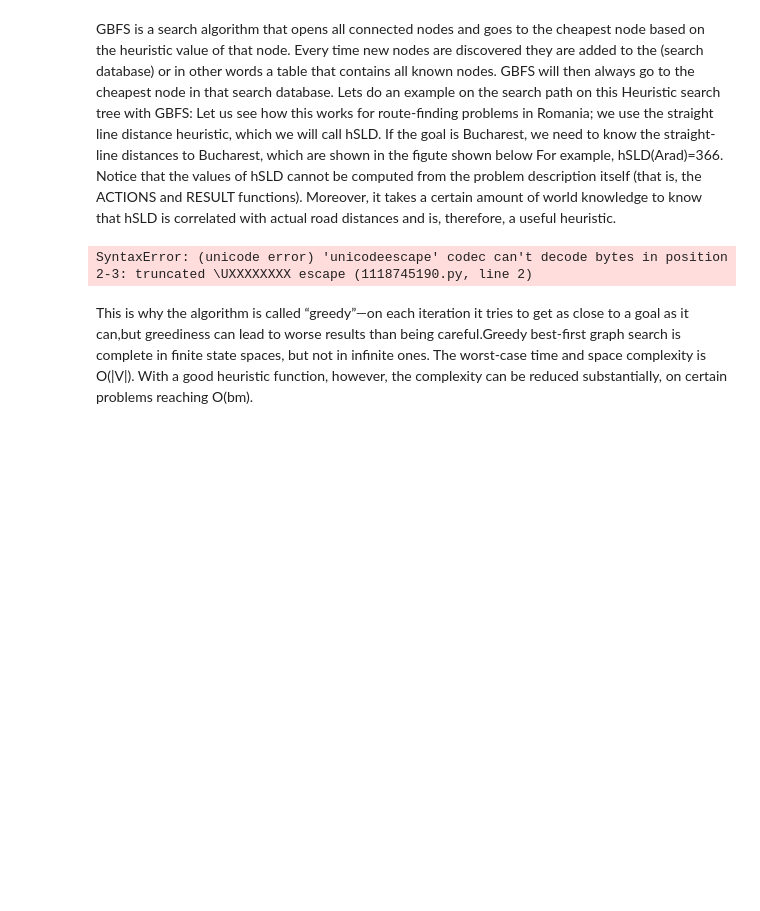
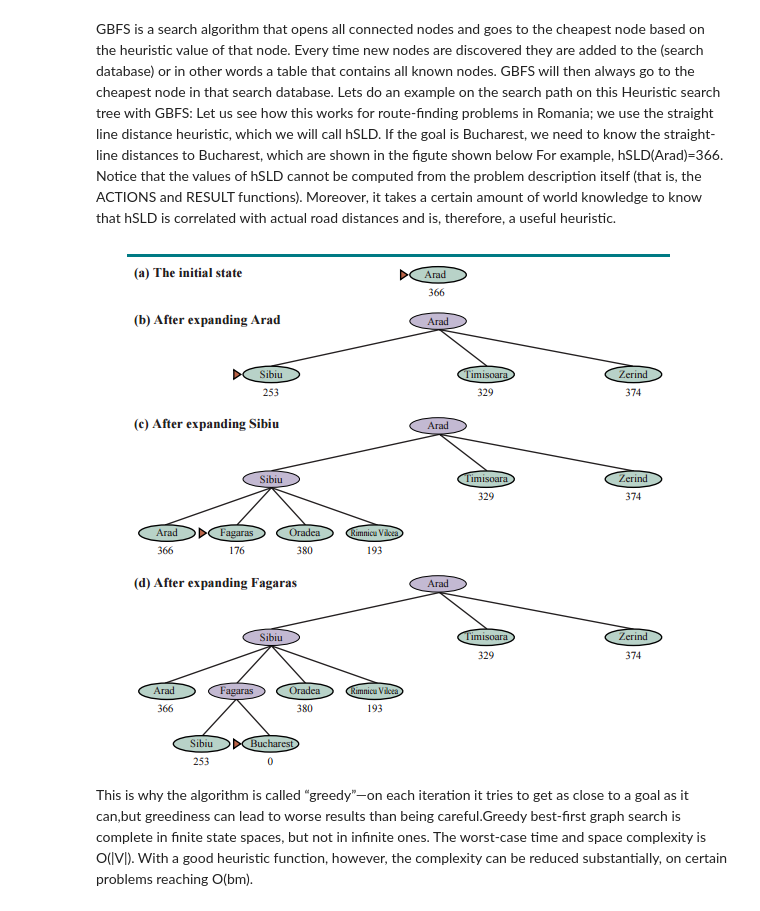
Before and after one commit to rpenal/ProyectosIA, a Jupyter notebook: Part 2 Mazesolver.ipynb, the cells around one changed output. Saved outputs shown, nothing was run; the diff lists cells and outputs as text; code cells hidden in the pictures; blank space fills up the shorter version.

```diff
--- a/Part 2 Mazesolver.ipynb
+++ b/Part 2 Mazesolver.ipynb
@@ -252,9 +249,9 @@ class GreedyPath:
 GBFS is a search algorithm that opens all connected nodes and goes to the cheapest node based on the heuristic value of that node. Every time new nodes are discovered they are added to the (search database) or in other words a table that contains all known nodes. GBFS will then always go to the cheapest node in that search database. Lets do an example on the search path on this Heuristic search tree with GBFS: Let us see how this works for route-finding problems in Romania; we use the straight line distance heuristic, which we will call hSLD. If the goal is Bucharest, we need to know the straight-line distances to Bucharest, which are shown in the figute shown below For example, hSLD(Arad)=366. Notice that the values of hSLD cannot be computed from the problem description itself (that is, the ACTIONS and RESULT functions). Moreover, it takes a certain amount of world knowledge to know that hSLD is correlated with actual road distances and is, therefore, a useful heuristic.
 # %%
 from IPython.display import Image
-Image("C:\Users\paola\OneDrive\Documentos\GitHub\ProyectosIA\Images\Greedybfs.png")
+Image('Images\Greedybfs.png')
 # %% [output]
-SyntaxError: (unicode error) 'unicodeescape' codec can't decode bytes in position 2-3: truncated \UXXXXXXXX escape (1118745190.py, line 2)
+[figure, added]
 # %% [markdown]
 This is why the algorithm is called “greedy”—on each iteration it tries to get as close to a goal as it can,but greediness can lead to worse results than being careful.Greedy best-first graph search is complete in finite state spaces, but not in infinite ones.
 The worst-case time and space complexity is O(|V|). With a good heuristic function, however,
```
Also changed, not shown: parts of 9 cells of this notebook, 1 other file.
